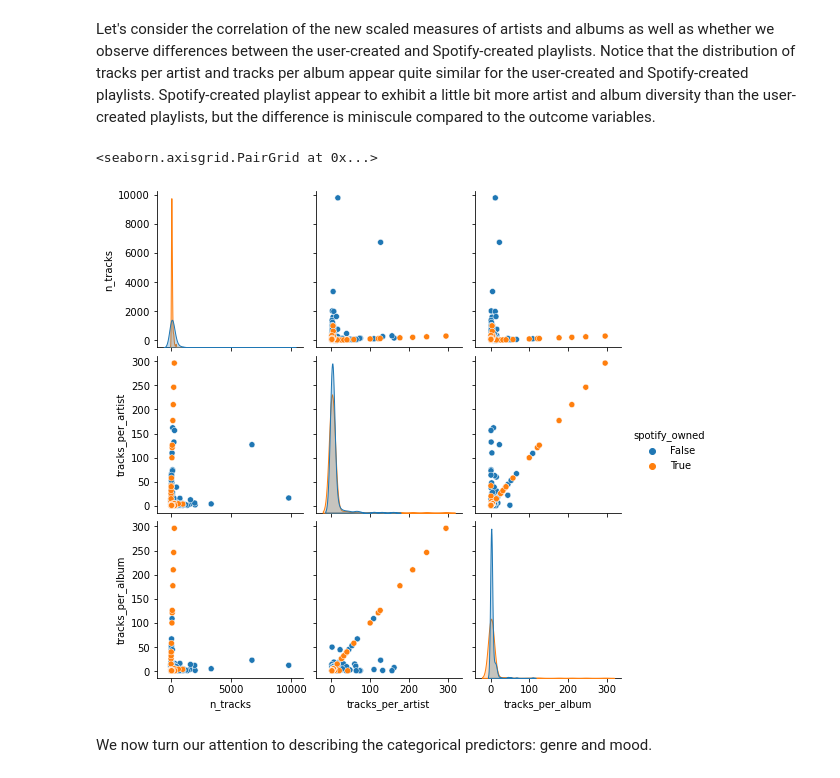
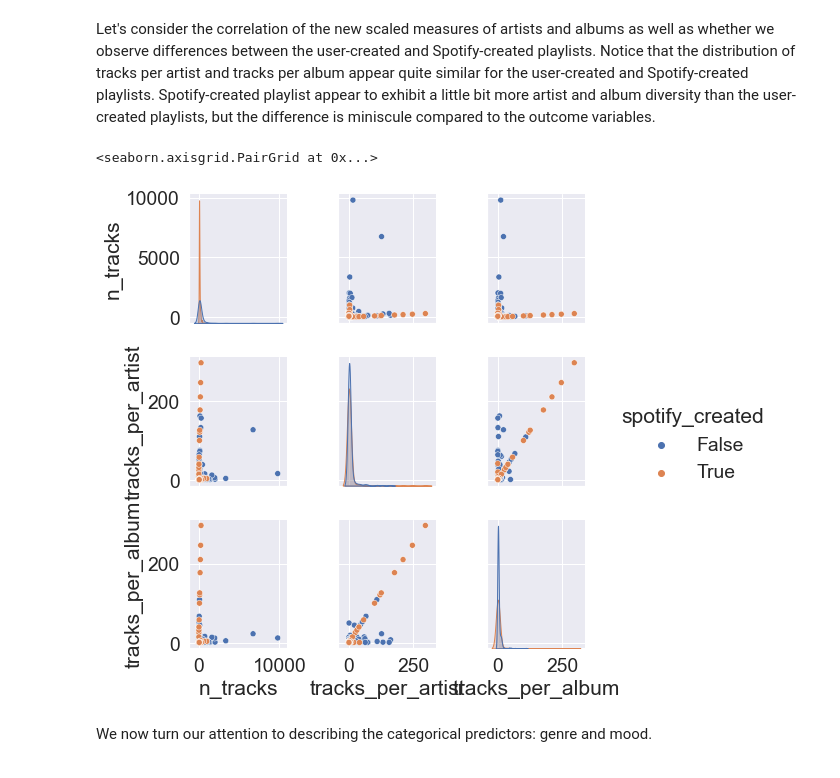
Before and after one commit to briedle-lilly/spotify_work, a Jupyter notebook: more_exploration.ipynb, the cells around one changed output. Saved outputs shown, nothing was run; the diff lists cells and outputs as text; code cells hidden in the pictures.

```diff
--- a/more_exploration.ipynb
+++ b/more_exploration.ipynb
@@ -140,16 +146,0 @@ Even after removing the two most successful Spotify-owned playlists, there is st
-# %%
-raw_data['spotify_owned'] = raw_data['owner'] == 'spotify'
-comparison_data = (raw_data.
-                   drop(index = [163726, 152032]).
-                   loc[:, ['spotify_owned'] + outcome_vars].
-                   melt(id_vars = 'spotify_owned',
-                       var_name = 'outcome',
-                       value_name = 'value')
-                  )
-sns.catplot(data = comparison_data,
-            kind = 'boxen',
-            col = 'outcome',
-            col_wrap = 3,
-            sharey = False,
-            y = 'value',
-            x = 'spotify_owned')
@@ -158,0 +147,20 @@ sns.catplot(data = comparison_data,
+# %%
+raw_data['spotify_created'] = raw_data['owner'] == 'spotify'
+comparison_data = (raw_data.
+                   drop(index = [163726, 152032]).
+                   loc[:, ['spotify_created'] + outcome_vars].
+                   melt(id_vars = 'spotify_created',
+                       var_name = 'outcome',
+                       value_name = 'value')
+                  )
+# %%
+sns.set(font_scale = 1.75)
+p = sns.catplot(data = comparison_data,
+            kind = 'boxen',
+            col = 'outcome',
+            col_wrap = 3,
+            sharey = False,
+            y = 'value',
+            x = 'spotify_created')
+
+#p.fig.suptitle('Distribution of Various Measures of Playlist Success Stratified by Creator Type')
@@ -239,7 +248,7 @@ plot_pca_fa(X = spotify_outcome_scaled,
 # %% [markdown]
 ## Exploration of Predictors of Interest
 # %%
-predictor_data = raw_data.loc[:, ['spotify_owned'] + predictor_vars]
+predictor_data = raw_data.loc[:, ['spotify_created'] + predictor_vars]
 # %% [markdown]
 Note that for the plots below, we drew a random sample of user-created playlists for these plots in order for them not to visually swamp the Spotify-created playlists.  We can see from the plot below that, unsurprisingly, as a playlist's number of tracks increases so do the number of artists and albums.  We will thus define tracks per artist and tracks per album as scaled measures of the number of artists and albums that account for the overall size of the playlist.  Also, note that the distribution of number of tracks, artists and albums does not vary between Spotify-created and user-created to the degree that the outcome variables do.  However, we still observe some difference between user-created and Spotify-created playlists, namely that user-created playlists tend to have moer tracks, artists and albums, with some user-created playlists having many more of each.
 # %%
@@ -266,22 +275,22 @@ Let's consider the correlation of the new scaled measures of artists and albums
 # %%
 np.random.seed(2)
 scaled_predictors = (predictor_data.
-                         loc[:, ['spotify_owned',
+                         loc[:, ['spotify_created',
                                  'n_tracks',
                                  #'n_local_tracks',
                                  'tracks_per_artist',
                                  'tracks_per_album',]].
-                         groupby('spotify_owned').
+                         groupby('spotify_created').
                          # melt(var_name = 'predictor',
                          #     value_name = 'value').
                          sample(399)
                         )
 
 sns.pairplot(scaled_predictors,
-            hue = 'spotify_owned')
+            hue = 'spotify_created')
 # %% [output]
 <seaborn.axisgrid.PairGrid at 0x...>
-[figure, old version]
+[figure, new version]
 # %% [markdown]
 We now turn our attention to describing the categorical predictors: genre and mood.
 # %%
```
Also changed, not shown: parts of 22 cells of this notebook, 1 other file.
